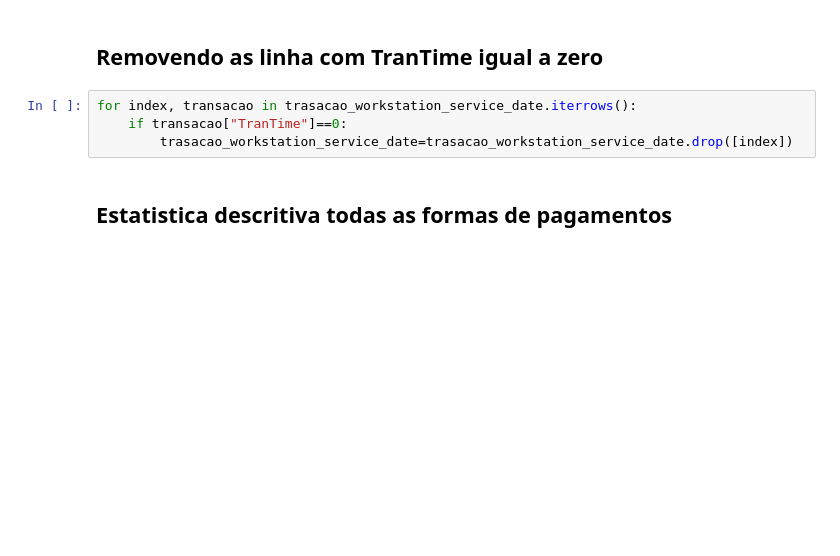
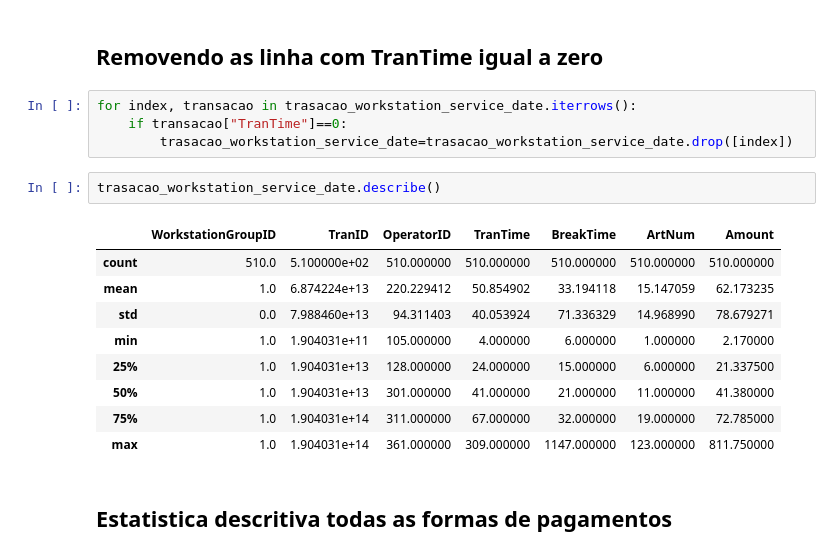
Before and after one commit to fabio21777/Simulacao-discreta-POS_transactions, a Jupyter notebook: simulacao_discreta/estatistica_descritiva.ipynb, the cells around one changed output. Cells and saved outputs as stored; diff of their text form; blank space fills up the shorter version.

```diff
--- a/simulacao_discreta/estatistica_descritiva.ipynb
+++ b/simulacao_discreta/estatistica_descritiva.ipynb
@@ -68,6 +68,18 @@ trasacao_workstation_service_date = trasacao_workstation_service.loc[trasacao_wo
 for index, transacao in trasacao_workstation_service_date.iterrows():
     if transacao["TranTime"]==0:
         trasacao_workstation_service_date=trasacao_workstation_service_date.drop([index])
+# %%
+trasacao_workstation_service_date.describe()
+# %% [output]
+|  | WorkstationGroupID | TranID | OperatorID | TranTime | BreakTime | ArtNum | Amount |
+| count | 510.0 | 5.100000e+02 | 510.000000 | 510.000000 | 510.000000 | 510.000000 | 510.000000 |
+| mean | 1.0 | 6.874224e+13 | 220.229412 | 50.854902 | 33.194118 | 15.147059 | 62.173235 |
+| std | 0.0 | 7.988460e+13 | 94.311403 | 40.053924 | 71.336329 | 14.968990 | 78.679271 |
+| min | 1.0 | 1.904031e+11 | 105.000000 | 4.000000 | 6.000000 | 1.000000 | 2.170000 |
+| 25% | 1.0 | 1.904031e+13 | 128.000000 | 24.000000 | 15.000000 | 6.000000 | 21.337500 |
+| 50% | 1.0 | 1.904031e+13 | 301.000000 | 41.000000 | 21.000000 | 11.000000 | 41.380000 |
+| 75% | 1.0 | 1.904031e+14 | 311.000000 | 67.000000 | 32.000000 | 19.000000 | 72.785000 |
+| max | 1.0 | 1.904031e+14 | 361.000000 | 309.000000 | 1147.000000 | 123.000000 | 811.750000 |
 # %% [markdown]
 ## Estatistica descritiva todas as formas de pagamentos
 # %% [markdown]
```
Also changed, not shown: parts of 27 cells of this notebook.
